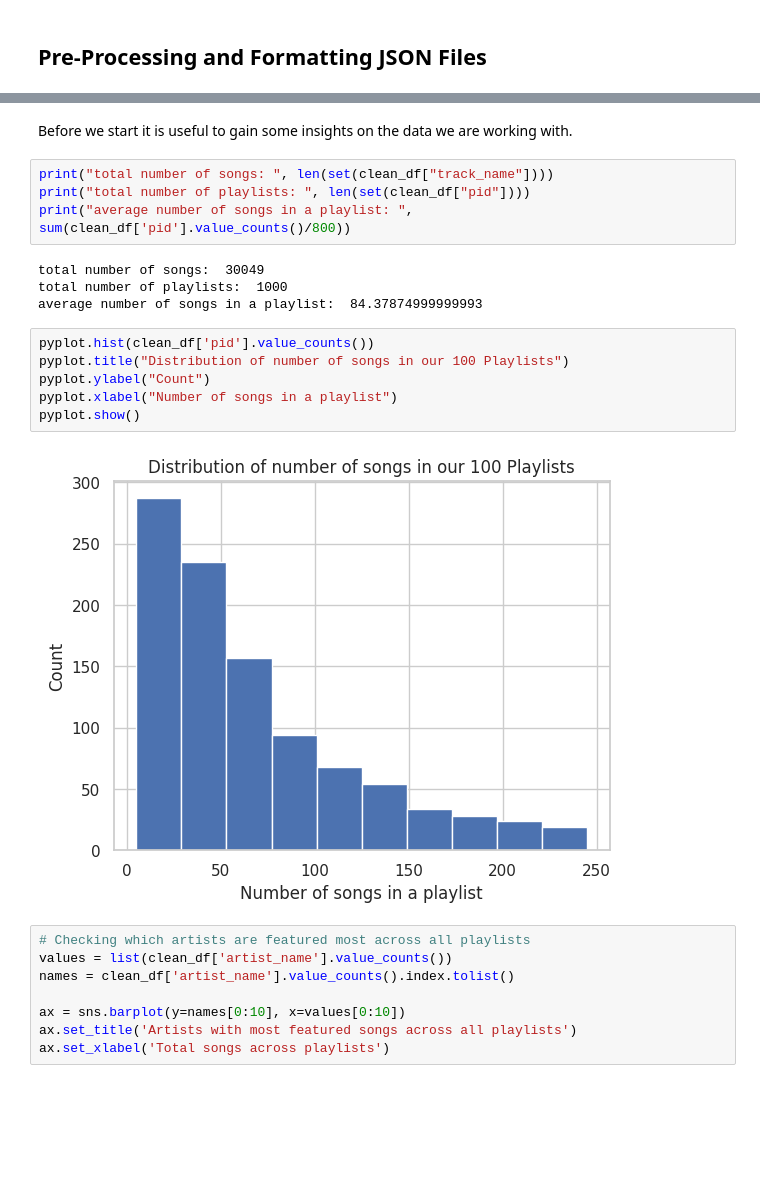
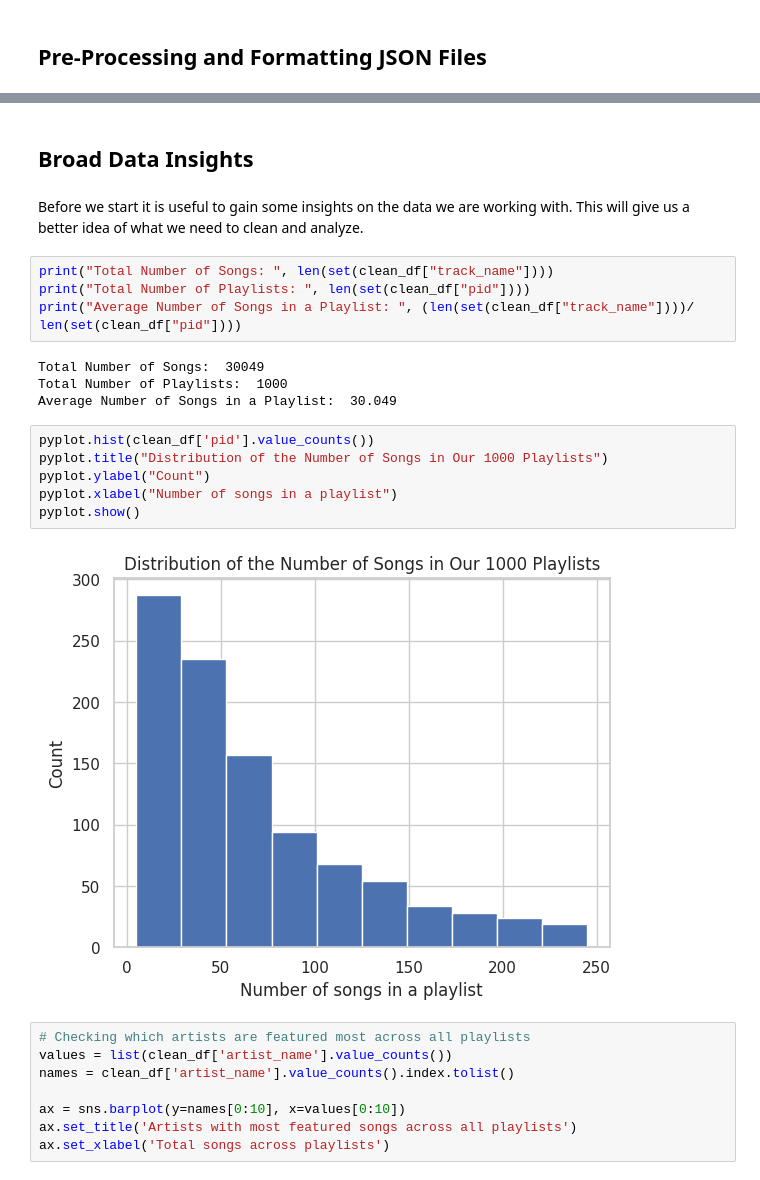
Before and after one commit to Ruby-L-i-n/CSDS234_FinalProject, a Jupyter notebook: SpotifyPlaylist.ipynb, the cells around one changed output, grey strips where cells are left out. Saved outputs shown, nothing was run; the diff lists cells and outputs as text; blank space fills up the shorter version.

```diff
--- a/SpotifyPlaylist.ipynb
+++ b/SpotifyPlaylist.ipynb
@@ -90,24 +101,26 @@ clean_df.head()
 | 2 | 0 | Throwbacks | false | 1493424000 | 52 | 47 | 1 | 0 | ... |
 | 3 | 0 | Throwbacks | false | 1493424000 | 52 | 47 | 1 | 0 | ... |
 | 4 | 0 | Throwbacks | false | 1493424000 | 52 | 47 | 1 | 0 | ... |
+# %% [markdown]
+## Broad Data Insights
 # %% [markdown]
-Before we start it is useful to gain some insights on the data we are working with.
+Before we start it is useful to gain some insights on the data we are working with. This will give us a better idea of what we need to clean and analyze.
 # %%
-print("total number of songs: ", len(set(clean_df["track_name"])))
-print("total number of playlists: ", len(set(clean_df["pid"])))
-print("average number of songs in a playlist: ", sum(clean_df['pid'].value_counts()/800))
+print("Total Number of Songs: ", len(set(clean_df["track_name"])))
+print("Total Number of Playlists: ", len(set(clean_df["pid"])))
+print("Average Number of Songs in a Playlist: ", (len(set(clean_df["track_name"])))/ len(set(clean_df["pid"])))
 # %% [output]
-total number of songs:  30049
-total number of playlists:  1000
-average number of songs in a playlist:  84.37874999999993
+Total Number of Songs:  30049
+Total Number of Playlists:  1000
+Average Number of Songs in a Playlist:  30.049
 # %%
 pyplot.hist(clean_df['pid'].value_counts())
-pyplot.title("Distribution of number of songs in our 100 Playlists")
+pyplot.title("Distribution of the Number of Songs in Our 1000 Playlists")
 pyplot.ylabel("Count")
 pyplot.xlabel("Number of songs in a playlist")
 pyplot.show()
 # %% [output]
-[figure, old version]
+[figure, new version]
 # %%
 # Checking which artists are featured most across all playlists
 values = list(clean_df['artist_name'].value_counts())
```
Also changed, not shown: parts of 16 cells of this notebook.
